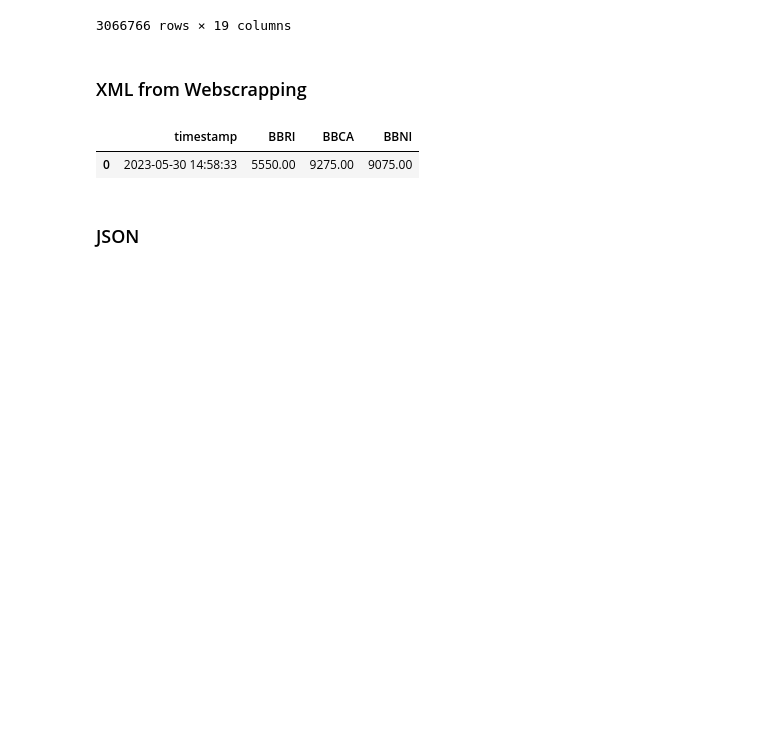
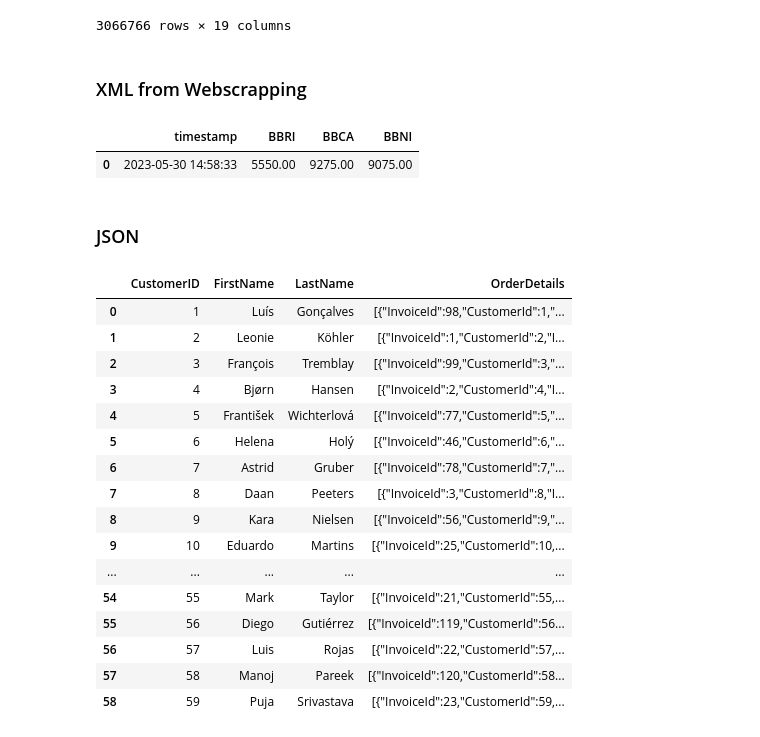
Before and after one commit to mhaniffajari/Data-Engineer-with-Python, a Jupyter notebook: Data Engineer with Python.ipynb, the cells around one changed output. Drawn from its saved outputs; the diff is of its cells as text; code cells hidden in the pictures; blank space fills up the shorter version.

```diff
--- a/Data Engineer with Python.ipynb
+++ b/Data Engineer with Python.ipynb
@@ -232,3 +232,7 @@ df
 | 0 | 2023-05-30 14:58:33 | 5550.00 | 9275.00 | 9075.00 |
 # %% [markdown]
 ### JSON
+# %%
+server = 'EDM-IYKRA-HANIF'
+database = 'data_source'
+engine = to_sql(server,database)
@@ -234,0 +265,20 @@ df
+# %%
+pd.read_sql('''select * from dbo.CustomerOrder''',con=engine)
+# %% [output]
+|  | CustomerID | FirstName | LastName | OrderDetails |
+| 0 | 1 | Luís | Gonçalves | [{"InvoiceId":98,"CustomerId":1,"... |
+| 1 | 2 | Leonie | Köhler | [{"InvoiceId":1,"CustomerId":2,"I... |
+| 2 | 3 | François | Tremblay | [{"InvoiceId":99,"CustomerId":3,"... |
+| 3 | 4 | Bjørn | Hansen | [{"InvoiceId":2,"CustomerId":4,"I... |
+| 4 | 5 | František | Wichterlová | [{"InvoiceId":77,"CustomerId":5,"... |
+| 5 | 6 | Helena | Holý | [{"InvoiceId":46,"CustomerId":6,"... |
+| 6 | 7 | Astrid | Gruber | [{"InvoiceId":78,"CustomerId":7,"... |
+| 7 | 8 | Daan | Peeters | [{"InvoiceId":3,"CustomerId":8,"I... |
+| 8 | 9 | Kara | Nielsen | [{"InvoiceId":56,"CustomerId":9,"... |
+| 9 | 10 | Eduardo | Martins | [{"InvoiceId":25,"CustomerId":10,... |
+| ... | ... | ... | ... | ... |
+| 54 | 55 | Mark | Taylor | [{"InvoiceId":21,"CustomerId":55,... |
+| 55 | 56 | Diego | Gutiérrez | [{"InvoiceId":119,"CustomerId":56... |
+| 56 | 57 | Luis | Rojas | [{"InvoiceId":22,"CustomerId":57,... |
+| 57 | 58 | Manoj | Pareek | [{"InvoiceId":120,"CustomerId":58... |
+| 58 | 59 | Puja | Srivastava | [{"InvoiceId":23,"CustomerId":59,... |
```
Also changed, not shown: parts of 3 cells of this notebook.
